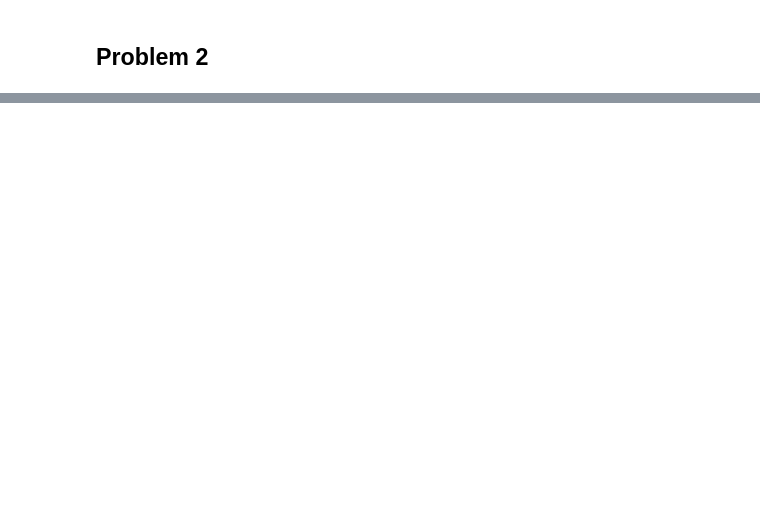
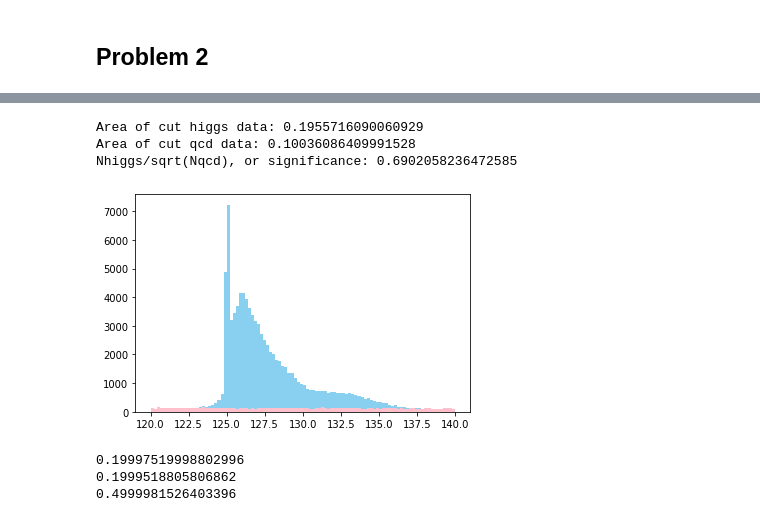
Before and after one commit to lexie98/Physics434, a Jupyter notebook: Lab7.ipynb, the cells around one changed output, grey strips where cells are left out. Saved outputs shown, nothing was run; the diff lists cells and outputs as text; code cells hidden in the pictures; blank space fills up the shorter version.

```diff
--- a/Lab7.ipynb
+++ b/Lab7.ipynb
@@ -116,0 +91,44 @@ for value in higgs['mass']:
+# %%
+cut_qcd = []
+for value in qcd['mass']:
+    if value < 140:
+        if value > 120:
+            cut_qcd.append(value)
+
+cut_hig = []
+for value in higgs['mass']:
+    if value < 140:
+        if value > 120:
+            cut_hig.append(value)
+
+values1, bins1, _ = plt.hist(cut_hig, bins=100)
+area_hig = sum(np.diff(bins1)*values1)
+
+values, bins, _ = plt.hist(cut_qcd, bins=100)
+area_qcd = sum(np.diff(bins)*values)
+
+size_hig = len(cut_hig1)
+size_qcd = len(cut_qcd1)
+
+values1, bins1, _ = plt.hist(cut_hig, bins=100, color='#89cff0')
+area_hig = sum(np.diff(bins1)*values1)
+
+values, bins, _ = plt.hist(cut_qcd, bins=100, color='pink')
+area_qcd1 = sum(np.diff(bins)*values)
+
+print("Area of cut higgs data:",area_hig/size_hig)
+print("Area of cut qcd data:",area_qcd/size_qcd)
+print("Nhiggs/sqrt(Nqcd), or significance:",(area_hig*50/size_hig)/(np.sqrt(area_qcd*2000/size_qcd)))
+# %% [output]
+Area of cut higgs data: 0.1955716090060929
+Area of cut qcd data: 0.10036086409991528
+Nhiggs/sqrt(Nqcd), or significance: 0.6902058236472585
+[figure, added]
+# %%
+print(area_hig/95219)
+print(area_qcd/12515)
+print((area_hig*50/95219)/(np.sqrt(area_qcd*2000/12515)))
+# %% [output]
+0.19997519998802996
+0.1999518805806862
+0.4999981526403396
```
Also changed, not shown: parts of 67 cells of this notebook.
